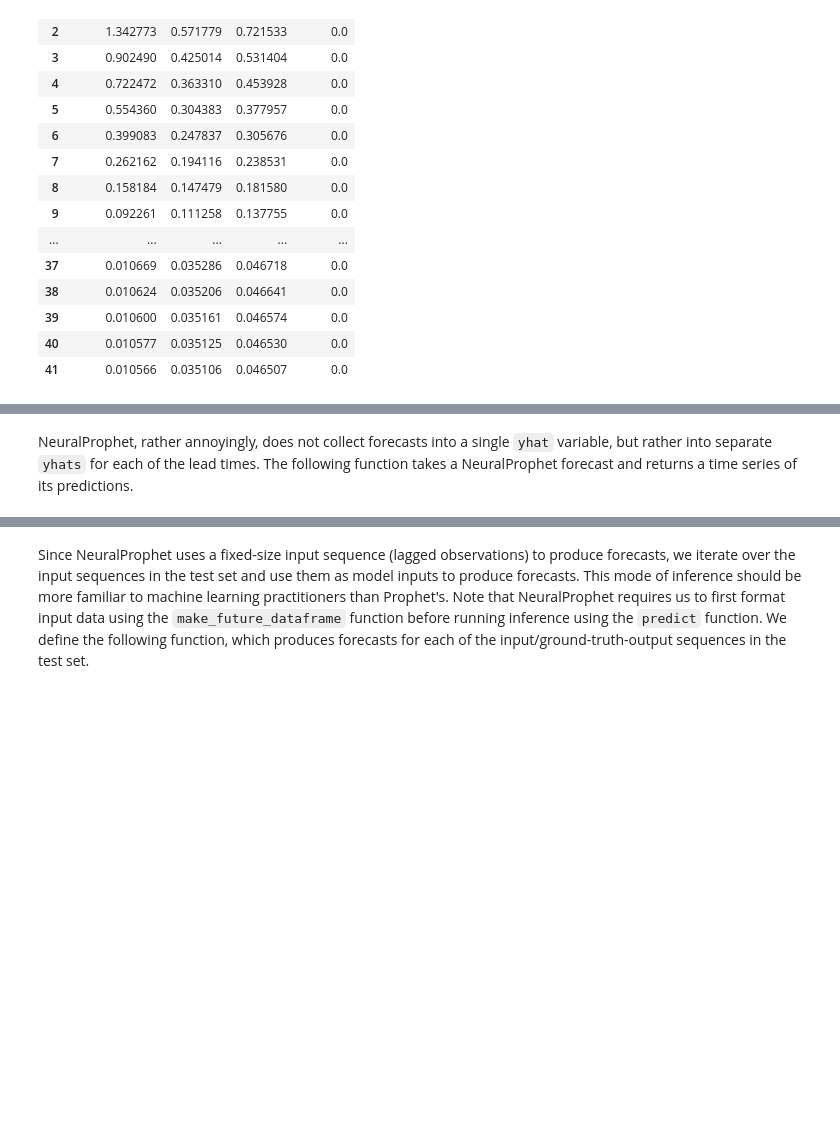
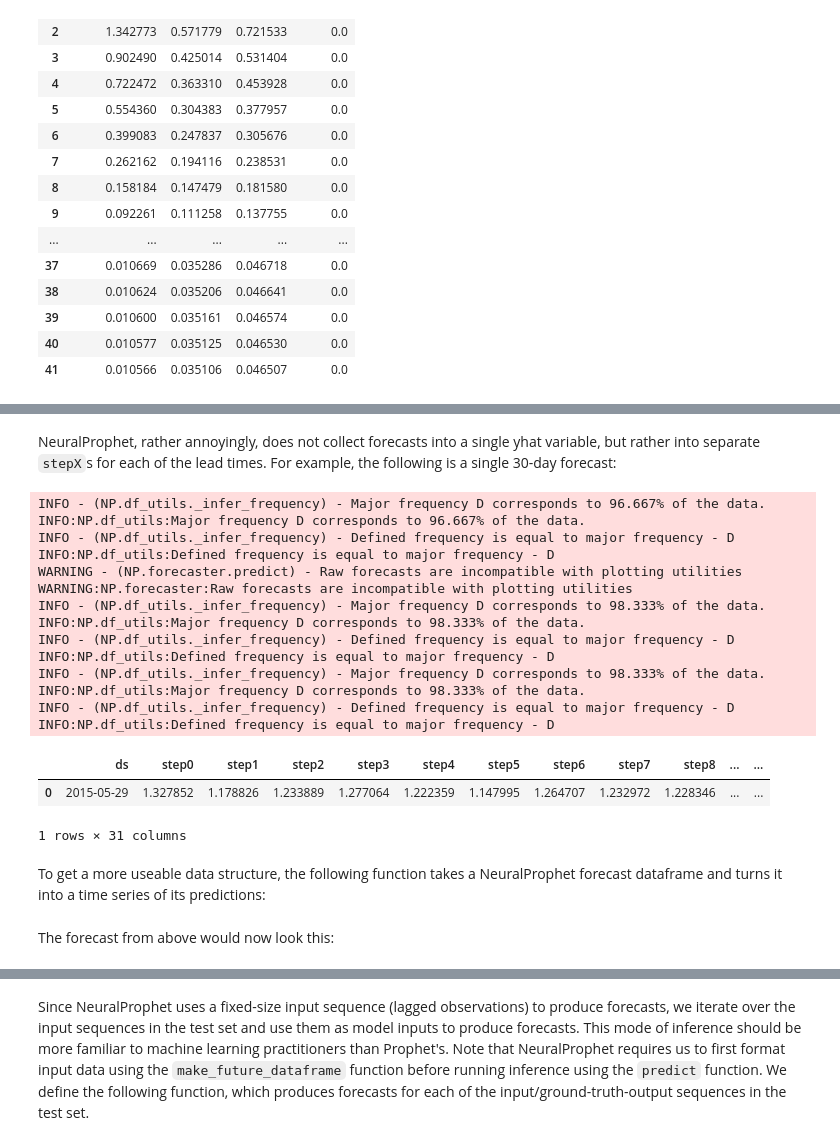
Before and after one commit to VectorInstitute/forecasting-with-dl, a Jupyter notebook: demos/demo1_prophet_neuralprophet_testset.ipynb, the cells around one changed output, grey strips where cells are left out. Drawn from its saved outputs; the diff is of its cells as text; code cells hidden in the pictures; blank space fills up the shorter version.

Commit message:
make NeuralProphet use raw=True in predict()

```diff
--- a/demos/demo1_prophet_neuralprophet_testset.ipynb
+++ b/demos/demo1_prophet_neuralprophet_testset.ipynb
@@ -533,3 +533,32 @@ np_model.plot_parameters()
 # %% [markdown]
-NeuralProphet, rather annoyingly, does not collect forecasts into a single `yhat` variable, but rather into separate `yhats` for each of the lead times. The following function takes a NeuralProphet forecast and returns a time series of its predictions.
+NeuralProphet, rather annoyingly, does not collect forecasts into a single yhat variable, but rather into separate `stepX`s for each of the lead times. For example, the following is a single 30-day forecast:
+# %%
+x, y, x_d, y_d = test_dataset[0]
+x = x.reset_index().rename({'date':'ds', 'USD_CLOSE':'y'}, axis=1).drop('index', axis=1)
+x = x.assign(ds=x_d.reset_index().drop('index', axis=1).values)
+y = y.reset_index().rename({'date':'ds', 'USD_CLOSE':'y'}, axis=1).drop('index', axis=1)
+
+np_future_df = np_model.make_future_dataframe(x, periods=len(y))
+np_forecast = np_model.predict(np_future_df, decompose=False, raw=True)
+np_forecast
+# %% [output]
+INFO - (NP.df_utils._infer_frequency) - Major frequency D corresponds to 96.667% of the data.
+INFO:NP.df_utils:Major frequency D corresponds to 96.667% of the data.
+INFO - (NP.df_utils._infer_frequency) - Defined frequency is equal to major frequency - D
+INFO:NP.df_utils:Defined frequency is equal to major frequency - D
+WARNING - (NP.forecaster.predict) - Raw forecasts are incompatible with plotting utilities
+WARNING:NP.forecaster:Raw forecasts are incompatible with plotting utilities
+INFO - (NP.df_utils._infer_frequency) - Major frequency D corresponds to 98.333% of the data.
+INFO:NP.df_utils:Major frequency D corresponds to 98.333% of the data.
+INFO - (NP.df_utils._infer_frequency) - Defined frequency is equal to major frequency - D
+INFO:NP.df_utils:Defined frequency is equal to major frequency - D
+INFO - (NP.df_utils._infer_frequency) - Major frequency D corresponds to 98.333% of the data.
+INFO:NP.df_utils:Major frequency D corresponds to 98.333% of the data.
+INFO - (NP.df_utils._infer_frequency) - Defined frequency is equal to major frequency - D
+INFO:NP.df_utils:Defined frequency is equal to major frequency - D
+|  | ds | step0 | step1 | step2 | step3 | step4 | step5 | step6 | step7 | step8 | ... | ... |
+| 0 | 2015-05-29 | 1.327852 | 1.178826 | 1.233889 | 1.277064 | 1.222359 | 1.147995 | 1.264707 | 1.232972 | 1.228346 | ... | ... |
+1 rows × 31 columns
+# %% [markdown]
+To get a more useable data structure, the following function takes a NeuralProphet forecast dataframe and turns it into a time series of its predictions:
 # %%
@@ -541,0 +567,2 @@ def yhat_from_neuralprophet_forecast(np_forecast, yhat_name):
+# %% [markdown]
+The forecast from above would now look this:
```
Also changed, not shown: parts of 9 cells of this notebook.
